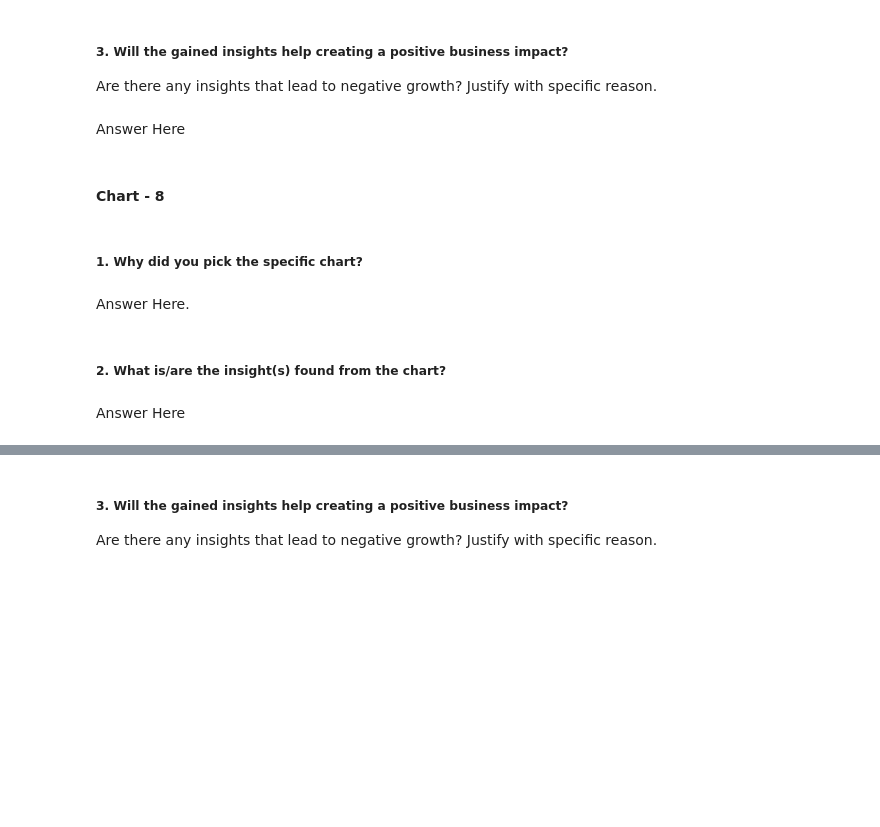
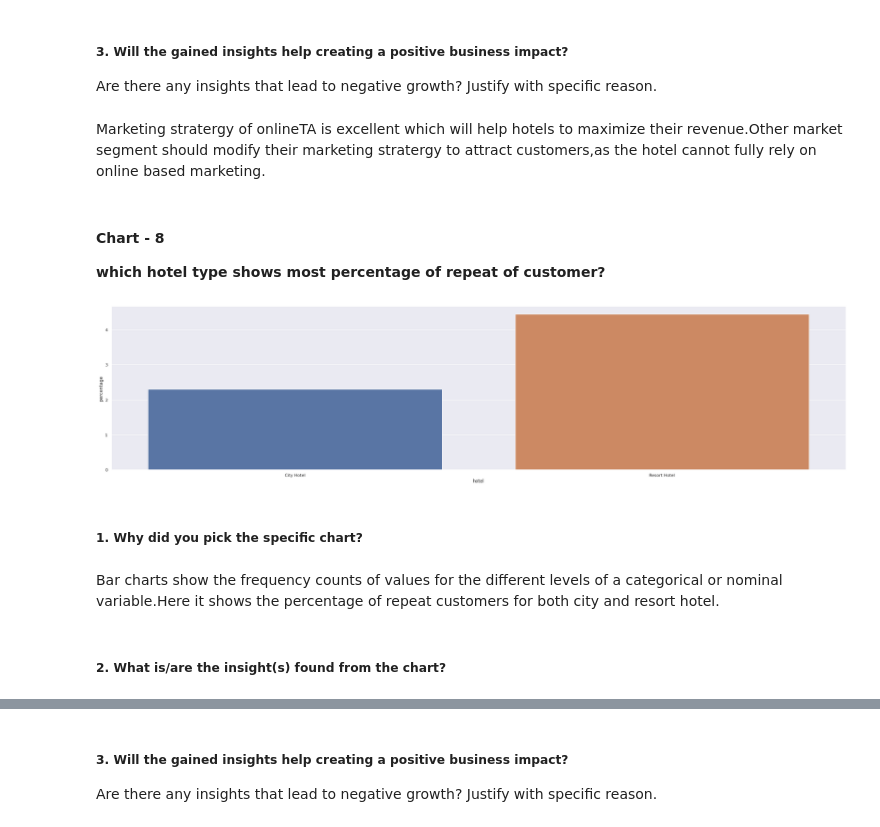
Before and after one commit to CoderSumanesh/Hotel-Booking-Analysis, a Jupyter notebook: hotel_booking_analysis.ipynb, the cells around one changed output, grey strips where cells are left out. Saved outputs shown, nothing was run; the diff lists cells and outputs as text; code cells hidden in the pictures; blank space fills up the shorter version.

```diff
--- a/hotel_booking_analysis.ipynb
+++ b/hotel_booking_analysis.ipynb
@@ -805,7 +800,3 @@ Answer Here
 # %% [markdown]
 ##### 3. Will the gained insights help creating a positive business impact?
 Are there any insights that lead to negative growth? Justify with specific reason.
-# %% [markdown]
-Answer Here
-# %% [markdown]
-#### Chart - 8
@@ -814,8 +803,30 @@ Answer Here
+# %% [markdown]
+Marketing stratergy of onlineTA is excellent which will help hotels to maximize their revenue.Other market segment should modify their marketing stratergy to attract customers,as the hotel cannot fully rely on online based marketing.
+# %% [markdown]
+#### Chart - 8
+**which hotel type shows most percentage of repeat of customer?**
+# %%
+# Chart - 8 visualization code
+
+repeated = df1[df1['is_repeated_guest'] == 1]
+repeated_grp = repeated.groupby('hotel')
+rep_df = pd.DataFrame(repeated_grp.size()).rename(columns = {0:'repeated_guest'})
+
+grouped_by_hotel = df1.groupby('hotel')
+total_booking = grouped_by_hotel.size()
+rep_df1 = pd.DataFrame(total_booking).rename(columns = {0: 'total_bookings'})
+rep_df2= pd.concat([rep_df,rep_df1], axis = 1)
+
+
+rep_df2['percentage'] = round((rep_df2['repeated_guest']/rep_df2['total_bookings'])*100,2)
+
+sns.barplot(x = rep_df2.index, y = rep_df2['percentage'])
+plt.show()
+# %% [output]
+[figure, added]
 # %% [markdown]
 ##### 1. Why did you pick the specific chart?
-# %% [markdown]
-Answer Here.
+# %% [markdown]
+Bar charts show the frequency counts of values for the different levels of a categorical or nominal variable.Here it shows the percentage of repeat customers for both city and resort hotel.
 # %% [markdown]
 ##### 2. What is/are the insight(s) found from the chart?
-# %% [markdown]
-Answer Here
```
Also changed, not shown: parts of 68 cells of this notebook.
